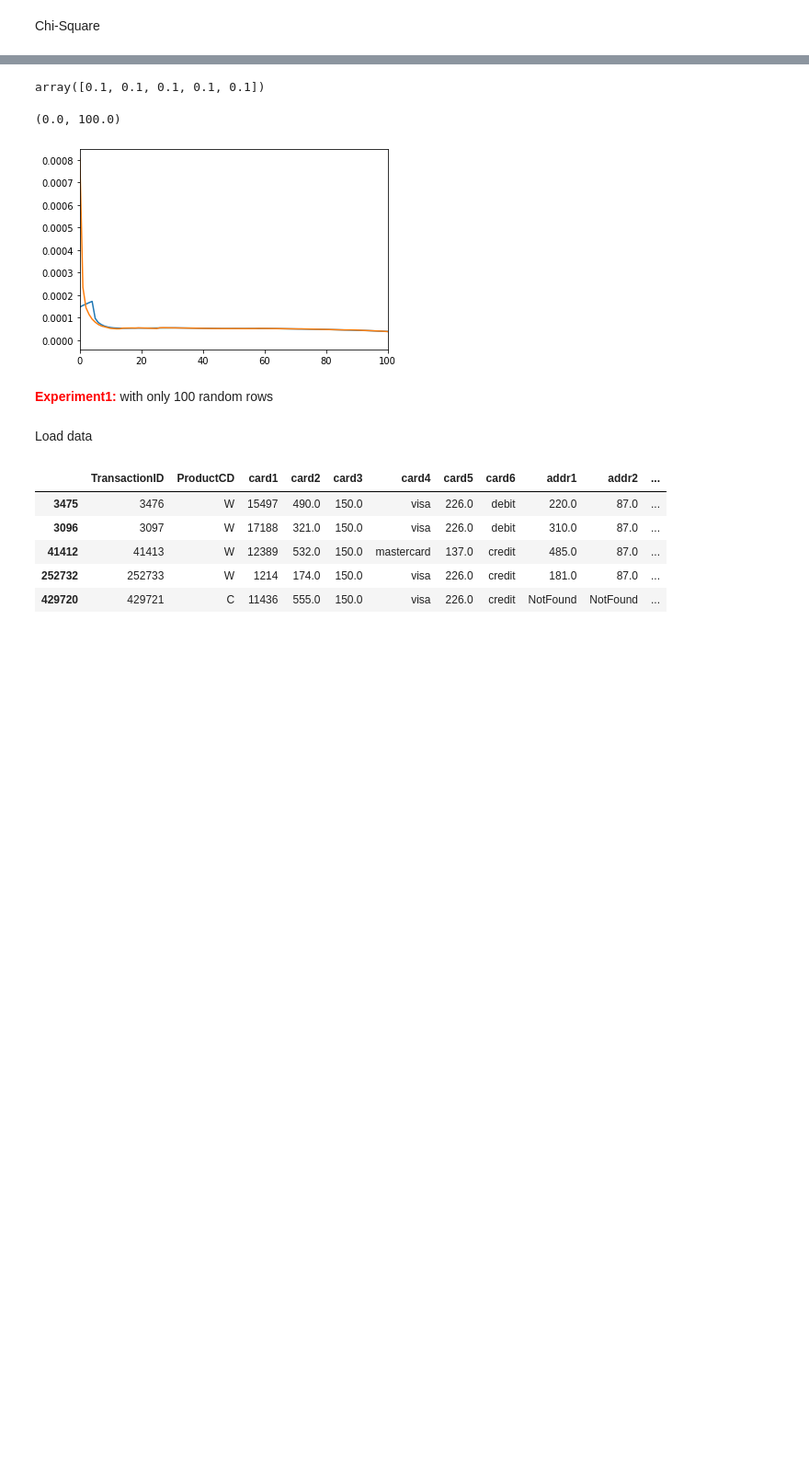
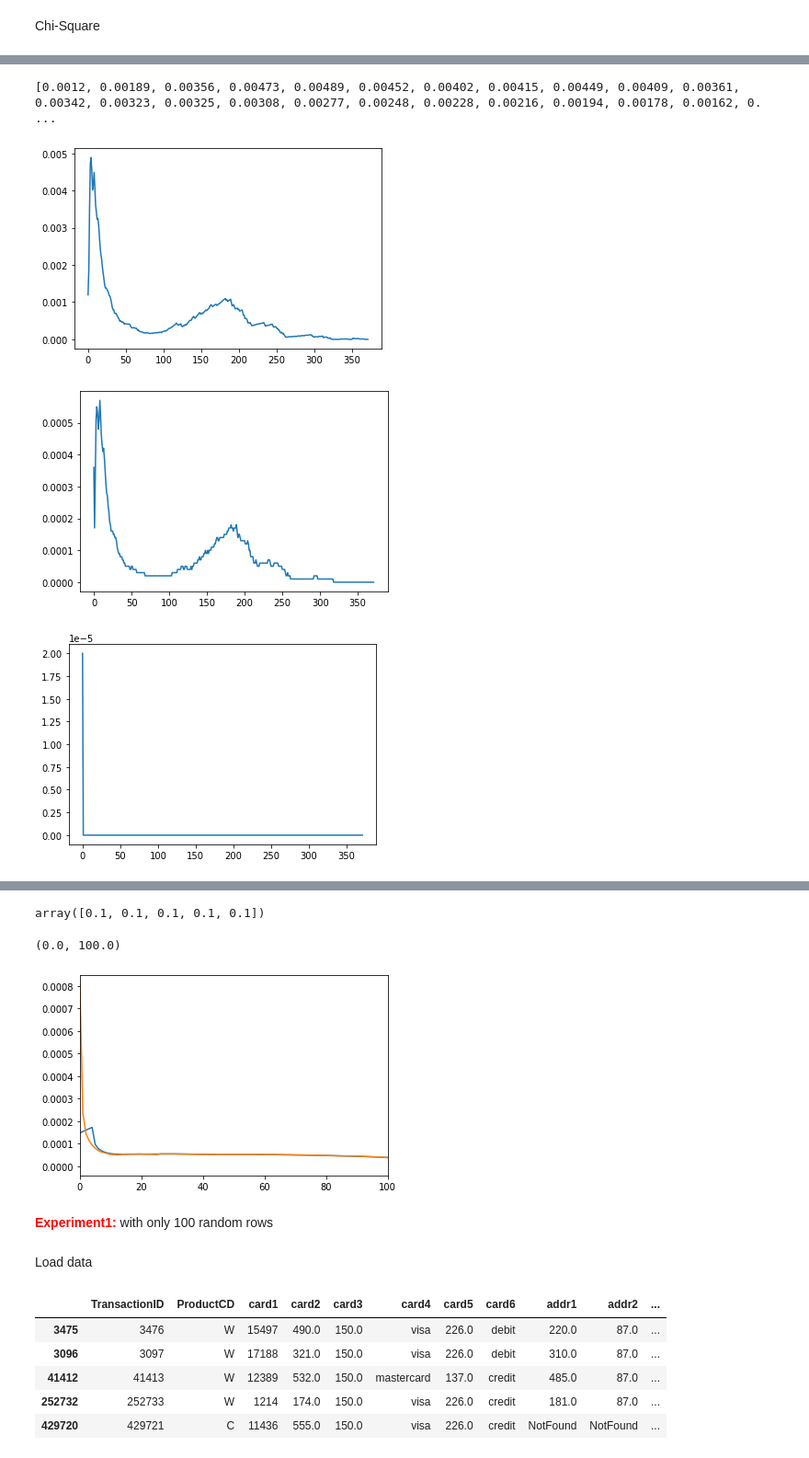
Before and after one commit to YinQingYuanQue/HM1_DT_CS529, a Jupyter notebook: HM1.ipynb, the cells around one changed output, grey strips where cells are left out. Shown at 92% size. Drawn from its saved outputs; the diff is of its cells as text; code cells hidden in the pictures; blank space fills up the shorter version.

```diff
--- a/HM1.ipynb
+++ b/HM1.ipynb
@@ -97,7 +97,7 @@ def IG(Input_Dataframe, Split_feature, IG_methods): #IG_methods = 'Gini'/ 'Entro
         Sub_len = len(Sub_df)
         Sub_P_isF = len(Sub_df[Sub_df[Target] == 1])/Sub_len
         Sub_P_notF = 1-Sub_P_isF
-        Impu_leaves.append(1 - np.power(Sub_P_isF,2)  - np.power(Sub_P_notF,2))
+        Impu_leaves.append(1 - Sub_P_isF ** 2  - Sub_P_notF ** 2)
         Prop_leaves.append(Sub_len/length)
     elif IG_methods == 'MisEr':
       Impu_root = 1 - max(P_isF,P_notF)
@@ -109,17 +109,33 @@ def IG(Input_Dataframe, Split_feature, IG_methods): #IG_methods = 'Gini'/ 'Entro
         Impu_leaves.append(1 - max(Sub_P_isF,Sub_P_notF))
         Prop_leaves.append(Sub_len/length)
     elif IG_methods == 'Entropy':
-      Impu_root = -(np.log2(P_isF) + np.log2(P_notF))
+      if P_isF == 0:
+        Ent_P_isF = 0
+      else:
+        Ent_P_isF = P_isF * np.log2(P_isF)
+      if P_notF == 0:
+        Ent_P_notF = 0
+      else:
+        Ent_P_notF = P_notF * np.log2(P_notF)
+      Impu_root = -(Ent_P_notF + Ent_P_isF)
       for i in Feature_classes:
         Sub_df = Input_Dataframe[Input_Dataframe[Split_feature] == i]
         Sub_len = len(Sub_df)
         Sub_P_isF = len(Sub_df[Sub_df[Target] == 1])/Sub_len
         Sub_P_notF = 1-Sub_P_isF
-        Impu_leaves.append(-(np.log2(Sub_P_isF) + np.log2(Sub_P_notF)))
+        if Sub_P_isF == 0:
+          Ent_Sub_P_isF = 0
+        else:
+          Ent_Sub_P_isF = Sub_P_isF * np.log2(Sub_P_isF)
+        if Sub_P_notF == 0:
+          Ent_sub_P_isF = 0
+        else:
+          Ent_Sub_P_not_F = Sub_P_notF * np.log2(Sub_P_notF)
+        Impu_leaves.append(-(Ent_Sub_P_isF + Ent_Sub_P_not_F))
         Prop_leaves.append(Sub_len/length)
   elif Split_feature in Numeric_features:
     Sort_Input = np.unique(Input_Dataframe[Split_feature])
-    Sort_Input = Sort_Input.astype(np.float64)
+    Sort_Input = Sort_Input.astype(np.float32)
     #print (Sort_Input)
     tmp_Input_Dataframe = Input_Dataframe.copy()
     for i in tqdm(Sort_Input):
@@ -128,12 +144,13 @@ def IG(Input_Dataframe, Split_feature, IG_methods): #IG_methods = 'Gini'/ 'Entro
       tmp_Input_Dataframe.loc[tmp_Input_Dataframe[Split_feature] > i,'Num_Cat'] = 1
       IG_feature_Num.append(IG(tmp_Input_Dataframe,'Num_Cat', IG_methods))
     IG_feature = max(IG_feature_Num)
-    return [IG_feature, Sort_Input[IG_feature_Num.index(IG_feature)]]
-    #return IG_feature_Num, Feature_LocalMax
+    #return [IG_feature, Sort_Input[IG_feature_Num.index(IG_feature)]]
+    return IG_feature_Num
 
   Impu_root = np.array(Impu_root)
   Prop_leaves = np.array(Prop_leaves)
-  IG_feature = Impu_root - np.matmul(Impu_leaves,Prop_leaves.T)
+  IG_feature =  float(f"{Impu_root - np.matmul(Impu_leaves,Prop_leaves.T):.5f}")
+
 
   return IG_feature
 # %% [markdown]
@@ -167,0 +185,18 @@ plt.plot(a)
+# %%
+test = train[0:40000]
+f = 'C1'
+a = IG(test,f,'Entropy')
+b = IG(test,f,'Gini')
+c = IG(test,f,'MisEr')
+fig, ax = plt.subplots()
+plt.plot(a)
+fig, ax = plt.subplots()
+plt.plot(b)
+fig, ax = plt.subplots()
+plt.plot(c)
+print (a,b,c)
+# %% [output]
+[0.0012, 0.00189, 0.00356, 0.00473, 0.00489, 0.00452, 0.00402, 0.00415, 0.00449, 0.00409, 0.00361, 0.00342, 0.00323, 0.00325, 0.00308, 0.00277, 0.00248, 0.00228, 0.00216, 0.00194, 0.00178, 0.00162, 0. ...
+[figure, added]
+[figure, added]
+[figure, added]
```
Also changed, not shown: parts of 7 cells of this notebook.
